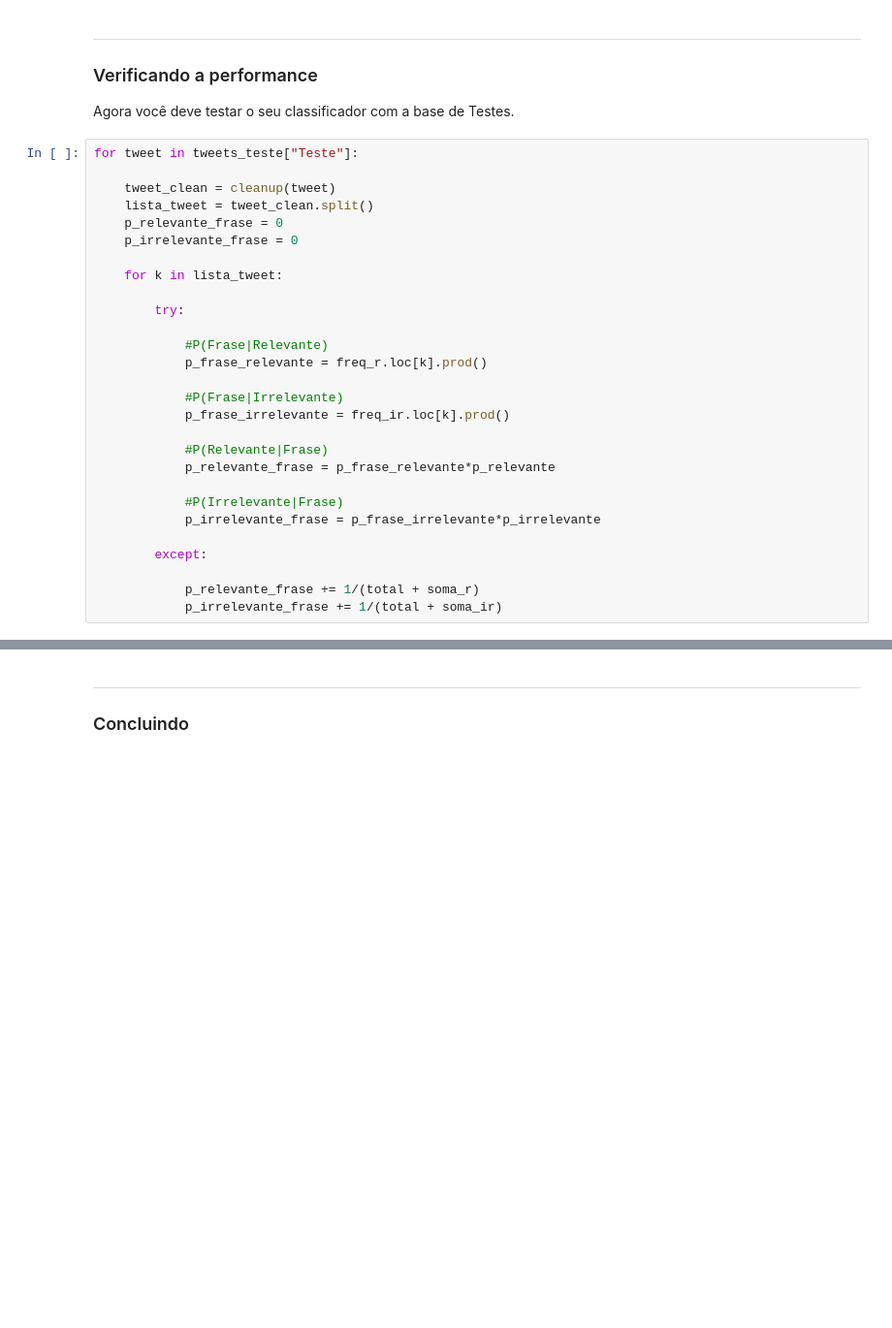
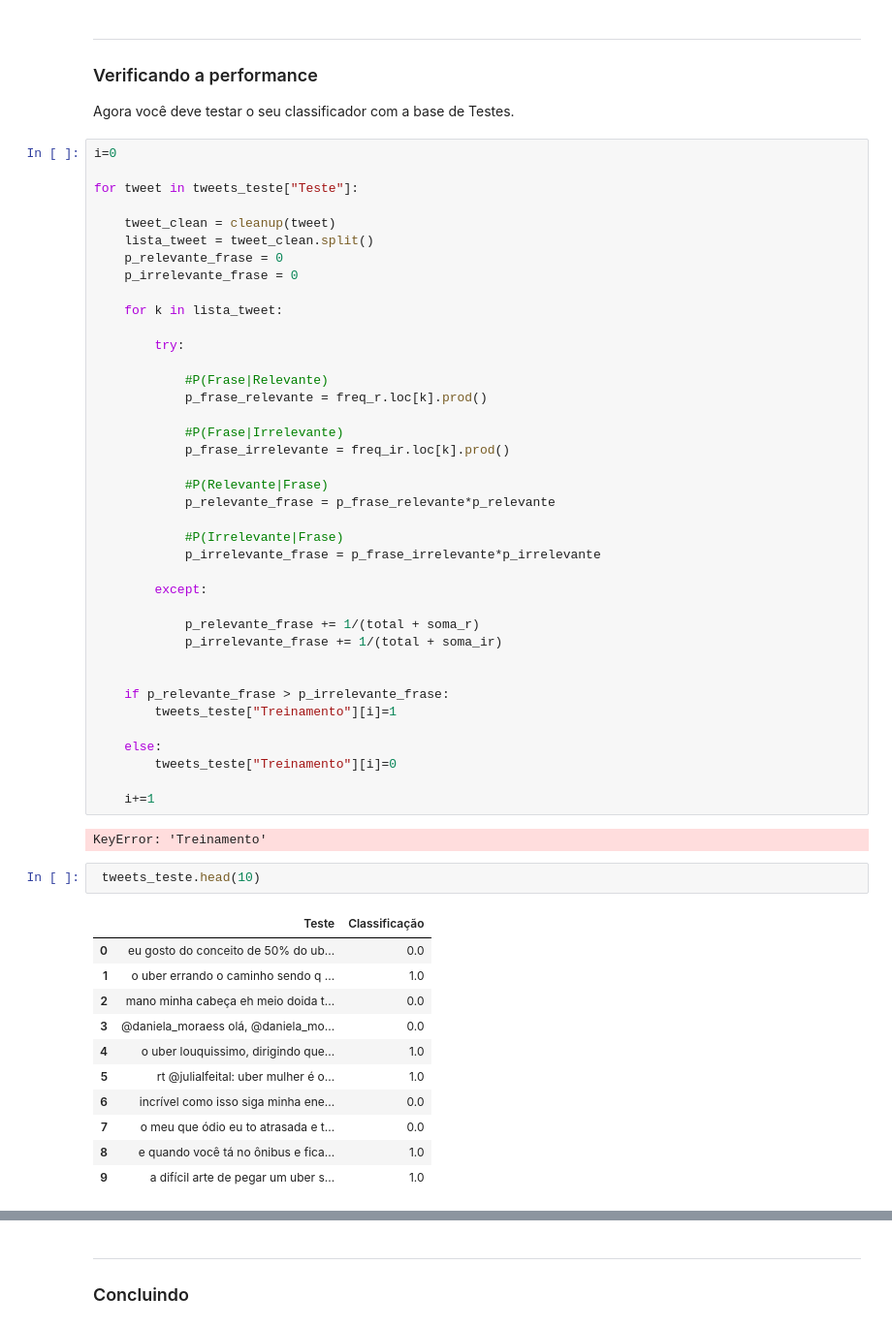
Before and after one commit to MatFreitas/P2-Ciencia-dos-Dados, a Jupyter notebook: Projeto2.ipynb, the cells around one changed output, grey strips where cells are left out. Shown at 97% size. Cells and saved outputs as stored; diff of their text form; blank space fills up the shorter version.

```diff
--- a/Projeto2.ipynb
+++ b/Projeto2.ipynb
@@ -218,6 +222,8 @@ ___
 
 Agora você deve testar o seu classificador com a base de Testes.
 # %%
+i=0
+
 for tweet in tweets_teste["Teste"]:
 
     tweet_clean = cleanup(tweet)
@@ -245,3 +251,28 @@ for tweet in tweets_teste["Teste"]:
 
             p_relevante_frase += 1/(total + soma_r)
             p_irrelevante_frase += 1/(total + soma_ir)
+
+
+    if p_relevante_frase > p_irrelevante_frase:
+        tweets_teste["Treinamento"][i]=1
+
+    else:
+        tweets_teste["Treinamento"][i]=0
+
+    i+=1
+# %% [output]
+KeyError: 'Treinamento'
+# %%
+ tweets_teste.head(10)
+# %% [output]
+|  | Teste | Classificação |
+| 0 | eu gosto do conceito de 50% do ub... | 0.0 |
+| 1 | o uber errando o caminho sendo q ... | 1.0 |
+| 2 | mano minha cabeça eh meio doida t... | 0.0 |
+| 3 | @daniela_moraess olá, @daniela_mo... | 0.0 |
+| 4 | o uber louquissimo, dirigindo que... | 1.0 |
+| 5 | rt @julialfeital: uber mulher é o... | 1.0 |
+| 6 | incrível como isso siga minha ene... | 0.0 |
+| 7 | o meu que ódio eu to atrasada e t... | 0.0 |
+| 8 | e quando você tá no ônibus e fica... | 1.0 |
+| 9 | a difícil arte de pegar um uber s... | 1.0 |
```
Also changed, not shown: parts of 6 cells of this notebook.
